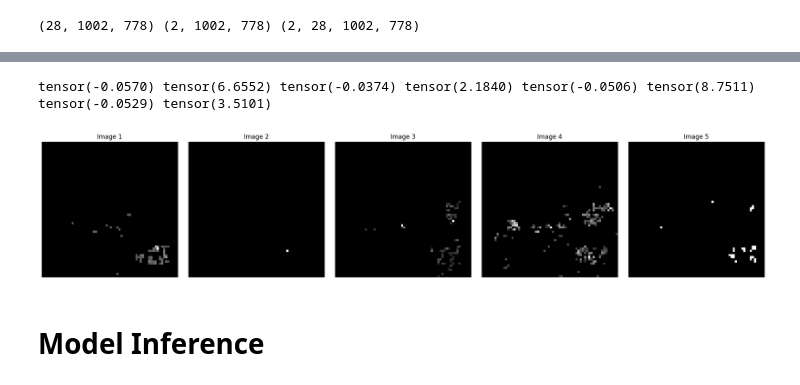
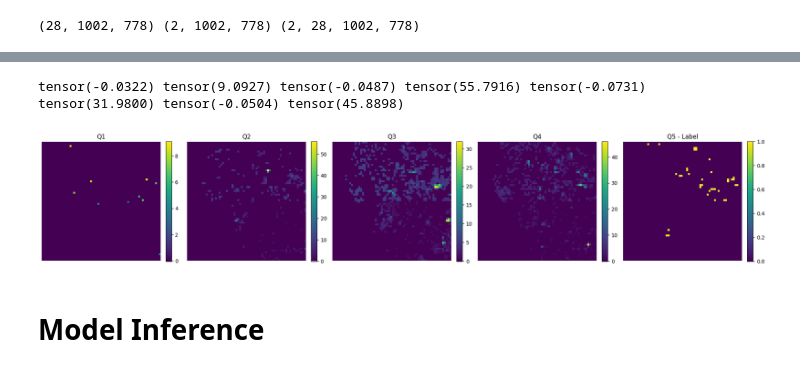
Before and after one commit to thimabru1010/AmazonDeforestation_Prediction, a Jupyter notebook: explore_giov_data.ipynb, the cells around one changed output, grey strips where cells are left out. Drawn from its saved outputs; the diff is of its cells as text; code cells hidden in the pictures.

```diff
--- a/explore_giov_data.ipynb
+++ b/explore_giov_data.ipynb
@@ -276,9 +278,11 @@ train_set = GiovanniDataset(
 # %%
 batch_size = 16
 dataloader_train = torch.utils.data.DataLoader(
-    train_set, batch_size=batch_size, shuffle=False, num_workers=1)
+    test_set, batch_size=batch_size, shuffle=False, num_workers=1)
 # %%
-for batch_x, batch_y in dataloader_train:
+for i, batch in enumerate(dataloader_train):
+    batch_x, batch_y = batch
     print(batch_x.shape, batch_y.shape)
-    break
+    if np.mean(batch_y[:, 0, 0].detach().numpy(), axis=(0, 1, 2)) > 0.05:
+        break
 # %% [output]
@@ -286,44 +306,51 @@ torch.Size([16, 4, 2, 64, 64]) torch.Size([16, 1, 64, 64])
 # %%
 # # Generate sample data for five images (each with one channel)
-idx_b = 5
+idx_b = 10
 image1 = batch_x[idx_b, 0, 0]  # Replace this with your actual image data
 image2 = batch_x[idx_b, 1, 0]  # Replace this with your actual image data
 image3 = batch_x[idx_b, 2, 0]  # Replace this with your actual image data
 image4 = batch_x[idx_b, 3, 0]  # Replace this with your actual image data
-image5 = batch_y[idx_b, 0]  # Replace this with your actual image data
+image5 = batch_y[idx_b, 0, 0]  # Replace this with your actual image data
 
 print(image1.min(), image1.max(), image2.min(), image2.max(), image3.min(), image3.max(), image4.min(), image4.max())
 # Create a figure with five subplots in one row
 fig, axes = plt.subplots(1, 5, figsize=(20, 4))  # Adjust the figure size as needed
 
-# Plot each image in a separate subplot
-axes[0].imshow(image1, cmap='gray')
-axes[0].set_title('Image 1')
+# Plot each image in a separate subplot with 'viridis' colormap
+im1 = axes[0].imshow(image1, cmap='viridis')
+axes[0].set_title('Q1')
 axes[0].axis('off')
+fig.colorbar(im1, ax=axes[0], orientation='vertical', fraction=0.046, pad=0.04)
 
-axes[1].imshow(image2, cmap='gray')
-axes[1].set_title('Image 2')
+im2 = axes[1].imshow(image2, cmap='viridis')
+axes[1].set_title('Q2')
 axes[1].axis('off')
+fig.colorbar(im2, ax=axes[1], orientation='vertical', fraction=0.046, pad=0.04)
 
-axes[2].imshow(image3, cmap='gray')
-axes[2].set_title('Image 3')
+im3 = axes[2].imshow(image3, cmap='viridis')
+axes[2].set_title('Q3')
 axes[2].axis('off')
+fig.colorbar(im3, ax=axes[2], orientation='vertical', fraction=0.046, pad=0.04)
 
-axes[3].imshow(image4, cmap='gray')
-axes[3].set_title('Image 4')
+im4 = axes[3].imshow(image4, cmap='viridis')
+axes[3].set_title('Q4')
 axes[3].axis('off')
+fig.colorbar(im4, ax=axes[3], orientation='vertical', fraction=0.046, pad=0.04)
 
-axes[4].imshow(image5, cmap='gray')
-axes[4].set_title('Image 5')
+im5 = axes[4].imshow(image5, cmap='viridis')
+axes[4].set_title('Q5 - Label')
 axes[4].axis('off')
+fig.colorbar(im5, ax=axes[4], orientation='vertical', fraction=0.046, pad=0.04)
 
 # Adjust layout to prevent clipping of titles
 plt.tight_layout()
 
 # Show the plot
 plt.show()
+
+fig.savefig(f'/home/thiago/AmazonDeforestation_Prediction/OpenSTL/tst_data_sample{idx_b}.jpg', dpi=300, bbox_inches='tight')
 # %% [output]
-tensor(-0.0570) tensor(6.6552) tensor(-0.0374) tensor(2.1840) tensor(-0.0506) tensor(8.7511) tensor(-0.0529) tensor(3.5101)
+tensor(-0.0322) tensor(9.0927) tensor(-0.0487) tensor(55.7916) tensor(-0.0731) tensor(31.9800) tensor(-0.0504) tensor(45.8898)
-[figure, old version]
+[figure, new version]
 # %% [markdown]
 # Model Inference
```
Also changed, not shown: parts of 8 cells of this notebook, 9 other files.
